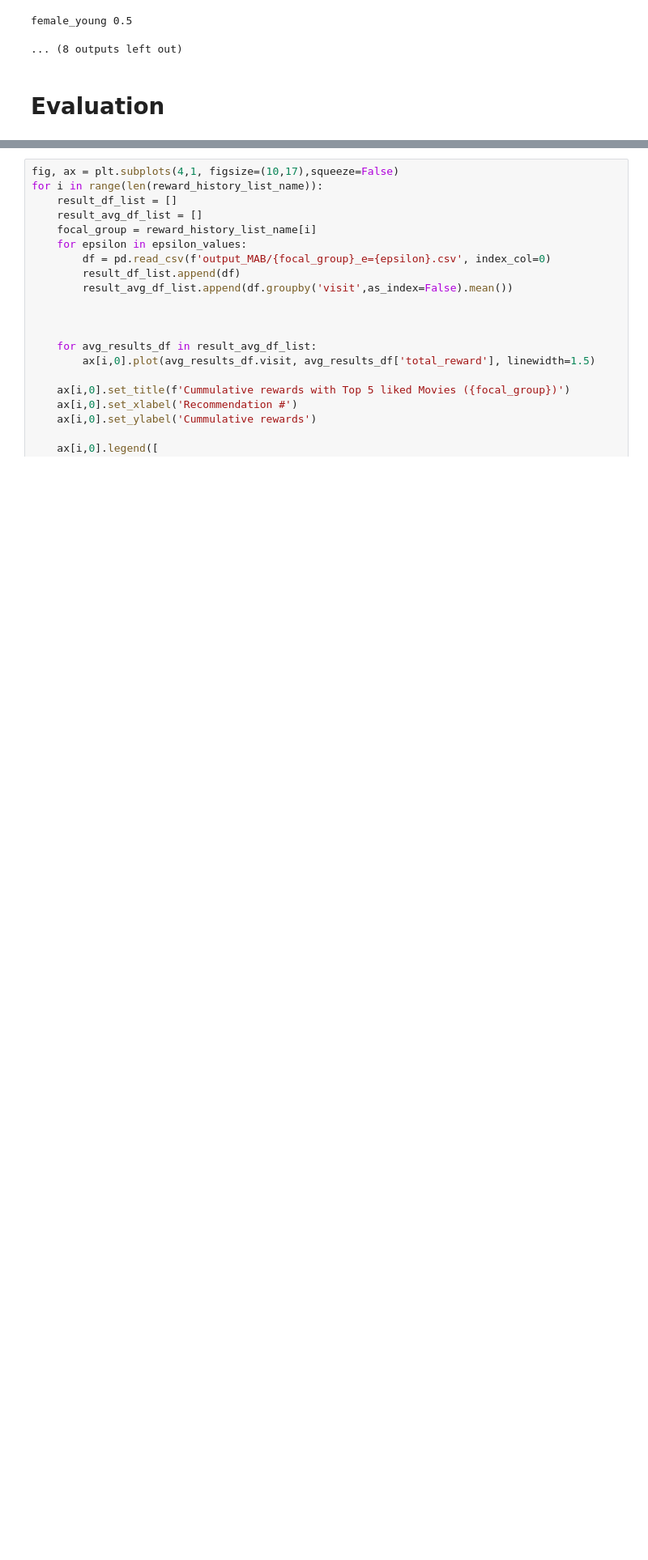
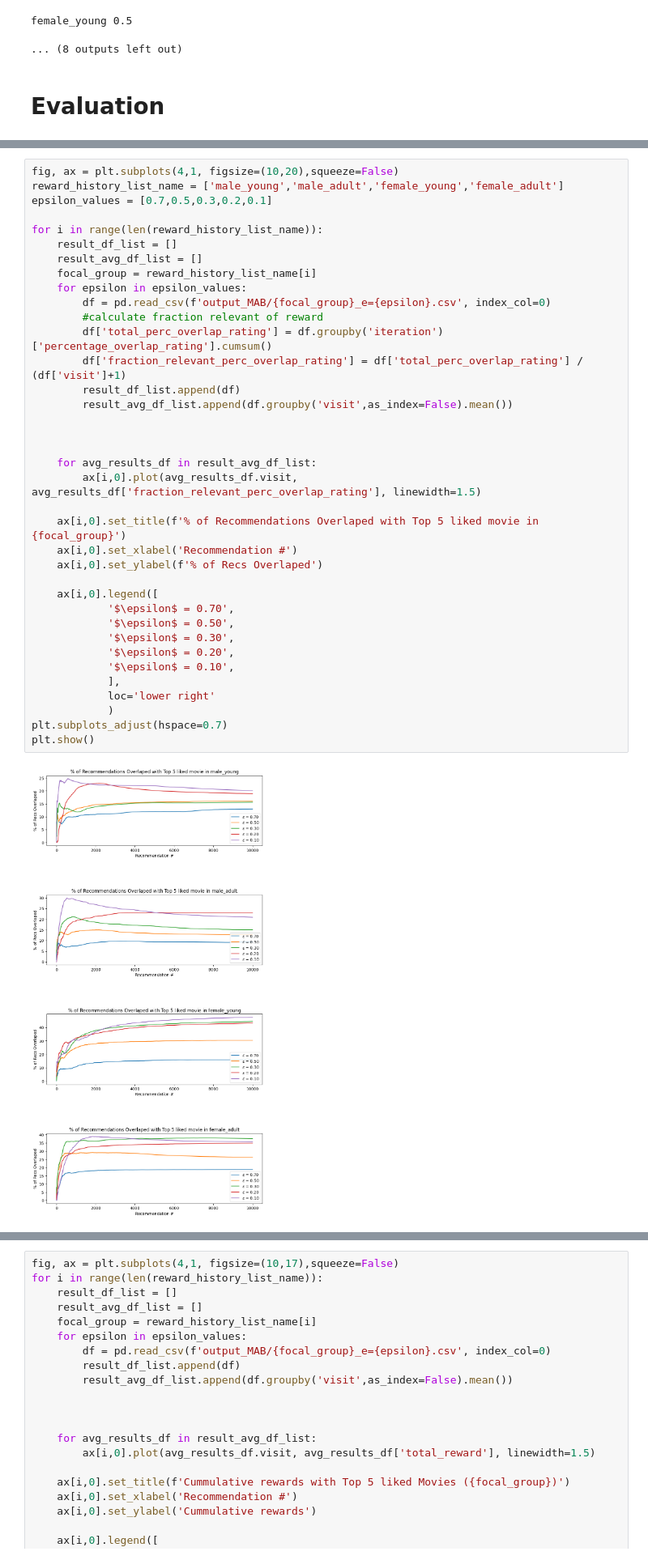
Before and after one commit to PuchuPuchuchu/MovieRecommendationSystem, a Jupyter notebook: MultiArmBandit_5_rewards.ipynb, the cells around one changed output, grey strips where cells are left out. Shown at 81% size. Cells and saved outputs as stored; diff of their text form; blank space fills up the shorter version.

```diff
--- a/MultiArmBandit_5_rewards.ipynb
+++ b/MultiArmBandit_5_rewards.ipynb
@@ -345,0 +348,39 @@ plt.show()
+# %%
+fig, ax = plt.subplots(4,1, figsize=(10,20),squeeze=False)
+reward_history_list_name = ['male_young','male_adult','female_young','female_adult']
+epsilon_values = [0.7,0.5,0.3,0.2,0.1]
+
+for i in range(len(reward_history_list_name)):
+    result_df_list = []
+    result_avg_df_list = []
+    focal_group = reward_history_list_name[i]
+    for epsilon in epsilon_values:
+        df = pd.read_csv(f'output_MAB/{focal_group}_e={epsilon}.csv', index_col=0)
+        #calculate fraction relevant of reward
+        df['total_perc_overlap_rating'] = df.groupby('iteration')['percentage_overlap_rating'].cumsum()
+        df['fraction_relevant_perc_overlap_rating'] = df['total_perc_overlap_rating'] / (df['visit']+1)
+        result_df_list.append(df)
+        result_avg_df_list.append(df.groupby('visit',as_index=False).mean())
+
+
+
+    for avg_results_df in result_avg_df_list:
+        ax[i,0].plot(avg_results_df.visit, avg_results_df['fraction_relevant_perc_overlap_rating'], linewidth=1.5)
+
+    ax[i,0].set_title(f'% of Recommendations Overlaped with Top 5 liked movie in {focal_group}')
+    ax[i,0].set_xlabel('Recommendation #')
+    ax[i,0].set_ylabel(f'% of Recs Overlaped')
+
+    ax[i,0].legend([
+            '$\epsilon$ = 0.70',
+            '$\epsilon$ = 0.50',
+            '$\epsilon$ = 0.30',
+            '$\epsilon$ = 0.20',
+            '$\epsilon$ = 0.10',
+            ],
+            loc='lower right'
+            )
+plt.subplots_adjust(hspace=0.7)
+plt.show()
+# %% [output]
+[figure, added]
```
Also changed, not shown: parts of 4 cells of this notebook.
